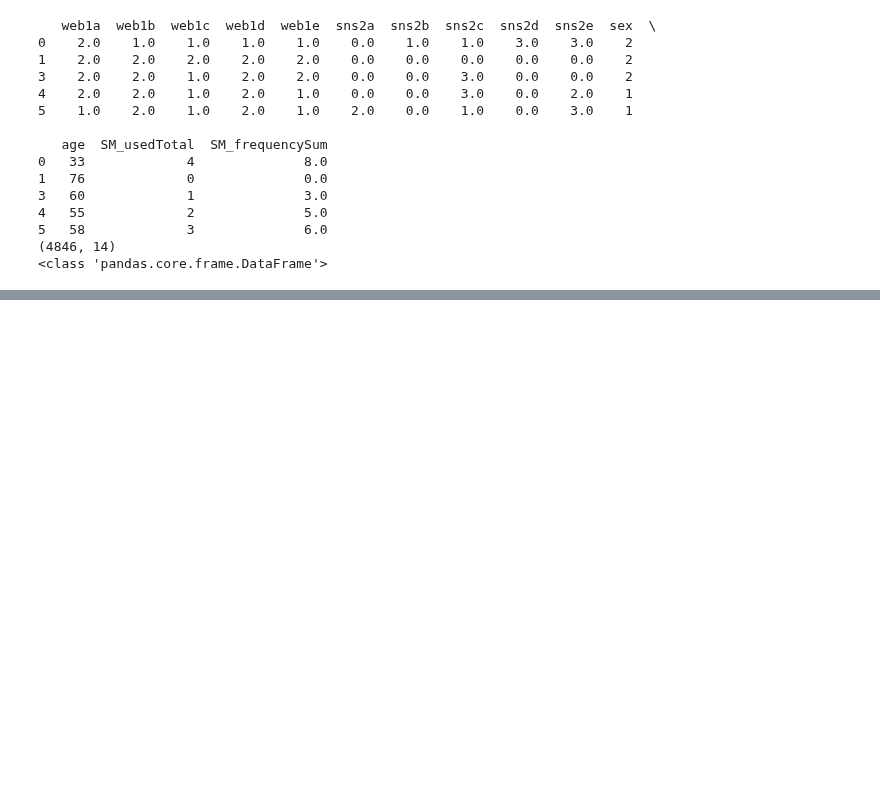
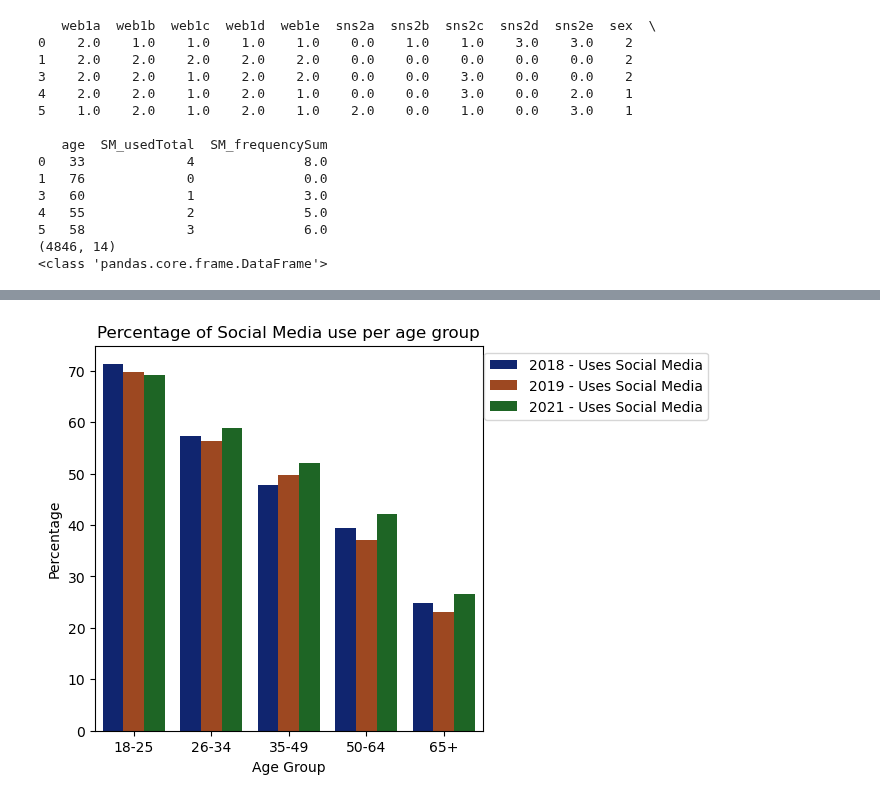
Before and after one commit to uic-cs418/group-project-gamon, a Jupyter notebook: synthia.ipynb, the cells around one changed output, grey strips where cells are left out. Cells and saved outputs as stored; diff of their text form; code cells hidden in the pictures; blank space fills up the shorter version.

```diff
--- a/synthia.ipynb
+++ b/synthia.ipynb
@@ -211,0 +265,10 @@ print(type(CoreTrends_all))
+# %%
+plt.figure(figsize=(5, 5))
+sns.barplot(data=CoreTrends_SMUseSum_concat, x='age', y='percentage', hue='dataset' ,palette='dark')
+plt.title("Percentage of Social Media use per age group")
+plt.ylabel("Percentage")
+plt.xlabel("Age Group")
+plt.legend(loc='upper right', bbox_to_anchor=(1.6, 1))
+plt.show()
+# %% [output]
+[figure, added]
```
Also changed, not shown: parts of 19 cells of this notebook.
